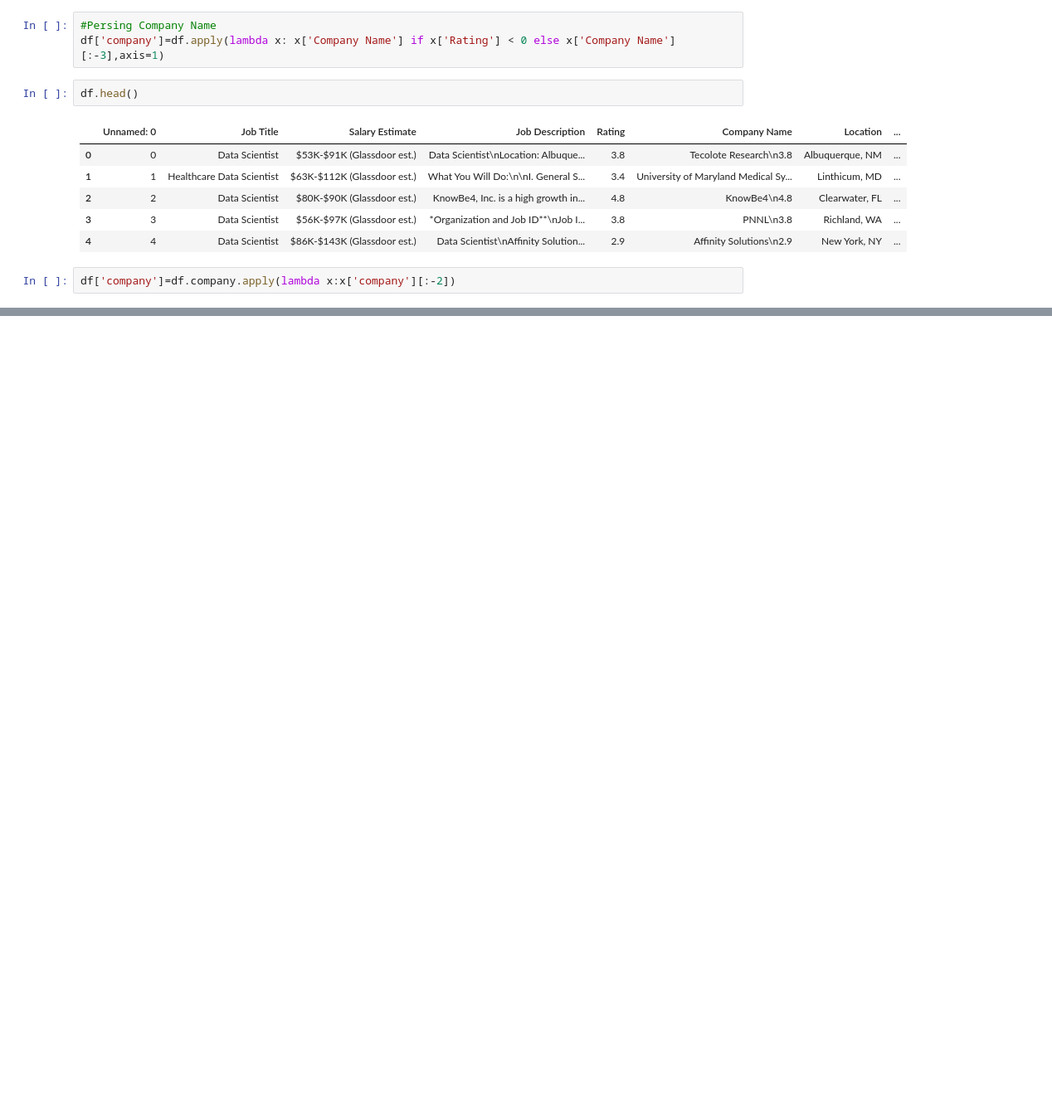
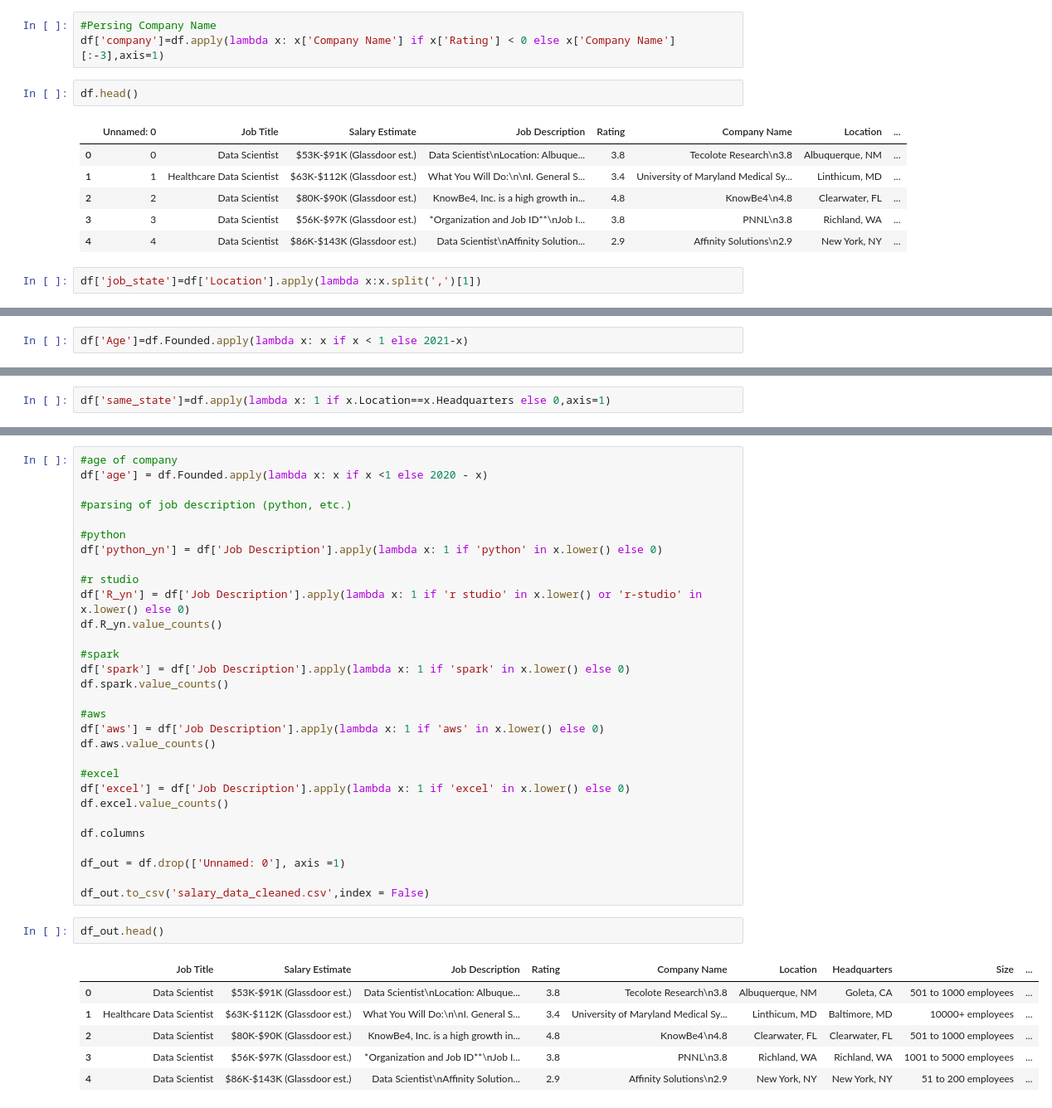
Before and after one commit to Buyani/ds_salary_proj, a Jupyter notebook: Data Cleaning.ipynb, the cells around one changed output, grey strips where cells are left out. Shown: that part at 83% size. Cells and saved outputs as stored; diff of their text form; blank space fills up the shorter version.

Commit message:
cleaned-data with features

```diff
--- a/Data Cleaning.ipynb
+++ b/Data Cleaning.ipynb
@@ -132,4 +132,4 @@ df.head()
 | 3 | 3 | Data Scientist | $56K-$97K (Glassdoor est.) | *Organization and Job ID**\nJob I... | 3.8 | PNNL\n3.8 | Richland, WA | ... |
 | 4 | 4 | Data Scientist | $86K-$143K (Glassdoor est.) | Data Scientist\nAffinity Solution... | 2.9 | Affinity Solutions\n2.9 | New York, NY | ... |
 # %%
-df['company']=df.company.apply(lambda x:x['company'][:-2])
+df['job_state']=df['Location'].apply(lambda x:x.split(',')[1])
@@ -137,0 +156,2 @@ TypeError: <lambda>() got an unexpected keyword argument 'axis'
+# %%
+df['Age']=df.Founded.apply(lambda x: x if x < 1 else 2021-x)
@@ -137,0 +167,2 @@ TypeError: <lambda>() got an unexpected keyword argument 'axis'
+# %%
+df['same_state']=df.apply(lambda x: 1 if x.Location==x.Headquarters else 0,axis=1)
@@ -137,0 +178,39 @@ TypeError: <lambda>() got an unexpected keyword argument 'axis'
+# %%
+#age of company
+df['age'] = df.Founded.apply(lambda x: x if x <1 else 2020 - x)
+
+#parsing of job description (python, etc.)
+
+#python
+df['python_yn'] = df['Job Description'].apply(lambda x: 1 if 'python' in x.lower() else 0)
+
+#r studio
+df['R_yn'] = df['Job Description'].apply(lambda x: 1 if 'r studio' in x.lower() or 'r-studio' in x.lower() else 0)
+df.R_yn.value_counts()
+
+#spark
+df['spark'] = df['Job Description'].apply(lambda x: 1 if 'spark' in x.lower() else 0)
+df.spark.value_counts()
+
+#aws
+df['aws'] = df['Job Description'].apply(lambda x: 1 if 'aws' in x.lower() else 0)
+df.aws.value_counts()
+
+#excel
+df['excel'] = df['Job Description'].apply(lambda x: 1 if 'excel' in x.lower() else 0)
+df.excel.value_counts()
+
+df.columns
+
+df_out = df.drop(['Unnamed: 0'], axis =1)
+
+df_out.to_csv('salary_data_cleaned.csv',index = False)
+# %%
+df_out.head()
+# %% [output]
+|  | Job Title | Salary Estimate | Job Description | Rating | Company Name | Location | Headquarters | Size | ... |
+| 0 | Data Scientist | $53K-$91K (Glassdoor est.) | Data Scientist\nLocation: Albuque... | 3.8 | Tecolote Research\n3.8 | Albuquerque, NM | Goleta, CA | 501 to 1000 employees | ... |
+| 1 | Healthcare Data Scientist | $63K-$112K (Glassdoor est.) | What You Will Do:\n\nI. General S... | 3.4 | University of Maryland Medical Sy... | Linthicum, MD | Baltimore, MD | 10000+ employees | ... |
+| 2 | Data Scientist | $80K-$90K (Glassdoor est.) | KnowBe4, Inc. is a high growth in... | 4.8 | KnowBe4\n4.8 | Clearwater, FL | Clearwater, FL | 501 to 1000 employees | ... |
+| 3 | Data Scientist | $56K-$97K (Glassdoor est.) | *Organization and Job ID**\nJob I... | 3.8 | PNNL\n3.8 | Richland, WA | Richland, WA | 1001 to 5000 employees | ... |
+| 4 | Data Scientist | $86K-$143K (Glassdoor est.) | Data Scientist\nAffinity Solution... | 2.9 | Affinity Solutions\n2.9 | New York, NY | New York, NY | 51 to 200 employees | ... |
```
Also changed, not shown: parts of 4 cells of this notebook, 3 other files.
